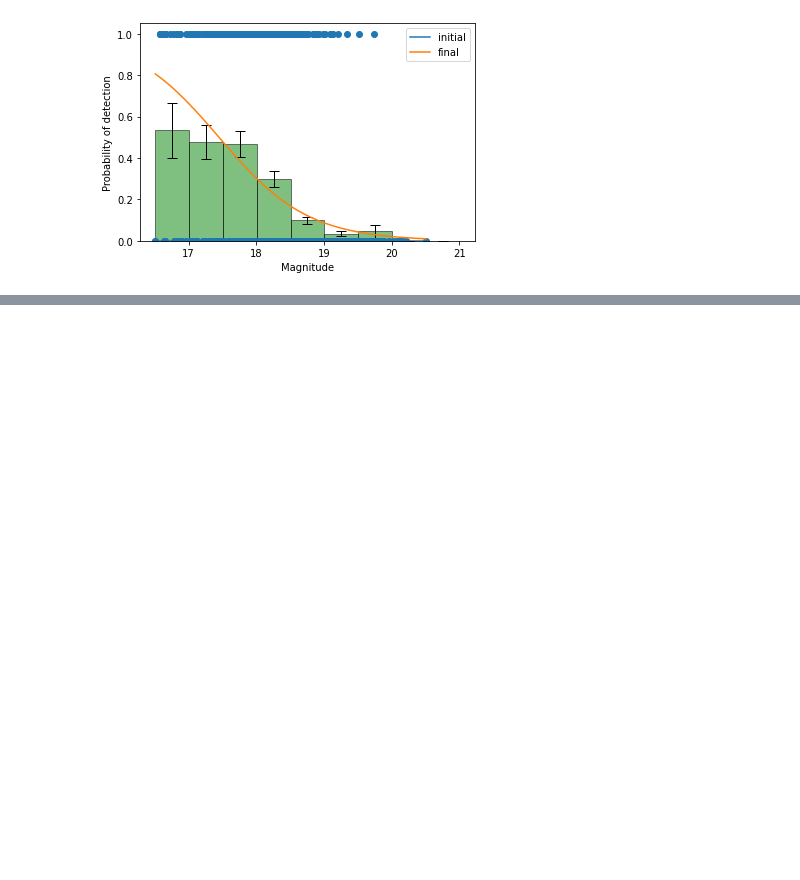
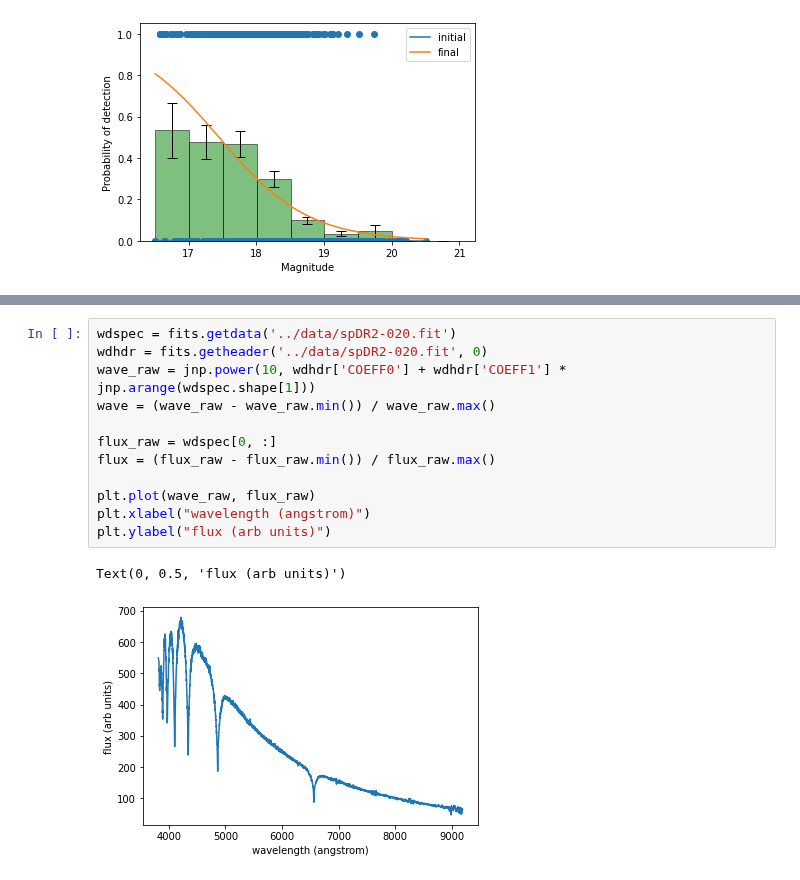
Before and after one commit to raphhbw/WAKE_workshops, a Jupyter notebook: machine_learning/session_01/s1_linearmodelstoml_full.ipynb, the cells around one changed output, grey strips where cells are left out. Saved outputs shown, nothing was run; the diff lists cells and outputs as text; blank space fills up the shorter version.

```diff
--- a/machine_learning/session_01/s1_linearmodelstoml_full.ipynb
+++ b/machine_learning/session_01/s1_linearmodelstoml_full.ipynb
@@ -639,0 +511,15 @@ plt.plot(x_plot, y_pred)
+# %%
+wdspec = fits.getdata('../data/spDR2-020.fit')
+wdhdr = fits.getheader('../data/spDR2-020.fit', 0)
+wave_raw = jnp.power(10, wdhdr['COEFF0'] + wdhdr['COEFF1'] * jnp.arange(wdspec.shape[1]))
+wave = (wave_raw - wave_raw.min()) / wave_raw.max()
+
+flux_raw = wdspec[0, :]
+flux = (flux_raw - flux_raw.min()) / flux_raw.max()
+
+plt.plot(wave_raw, flux_raw)
+plt.xlabel("wavelength (angstrom)")
+plt.ylabel("flux (arb units)")
+# %% [output]
+Text(0, 0.5, 'flux (arb units)')
+[figure, added]
```
Also changed, not shown: parts of 26 cells of this notebook.
